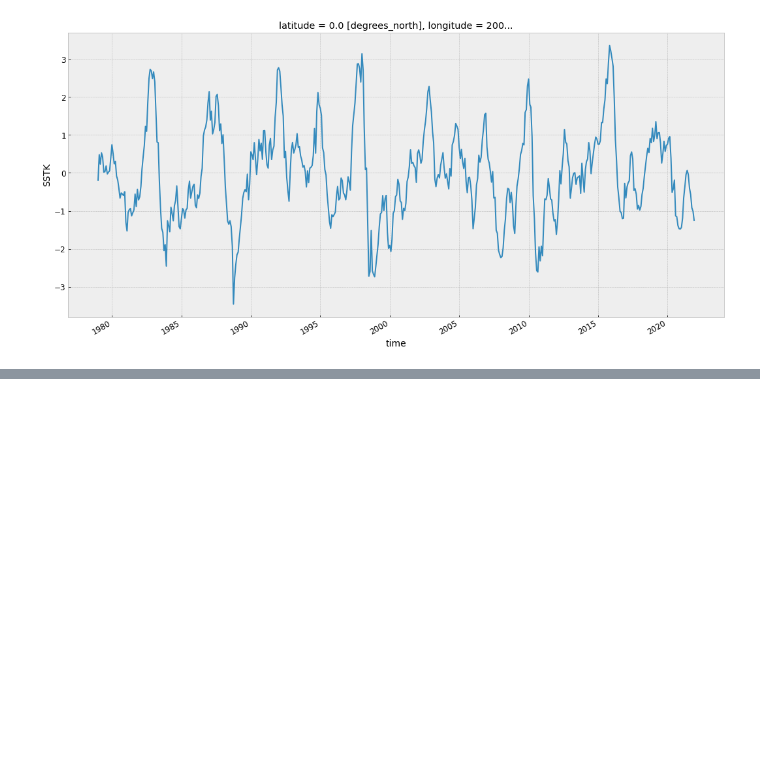
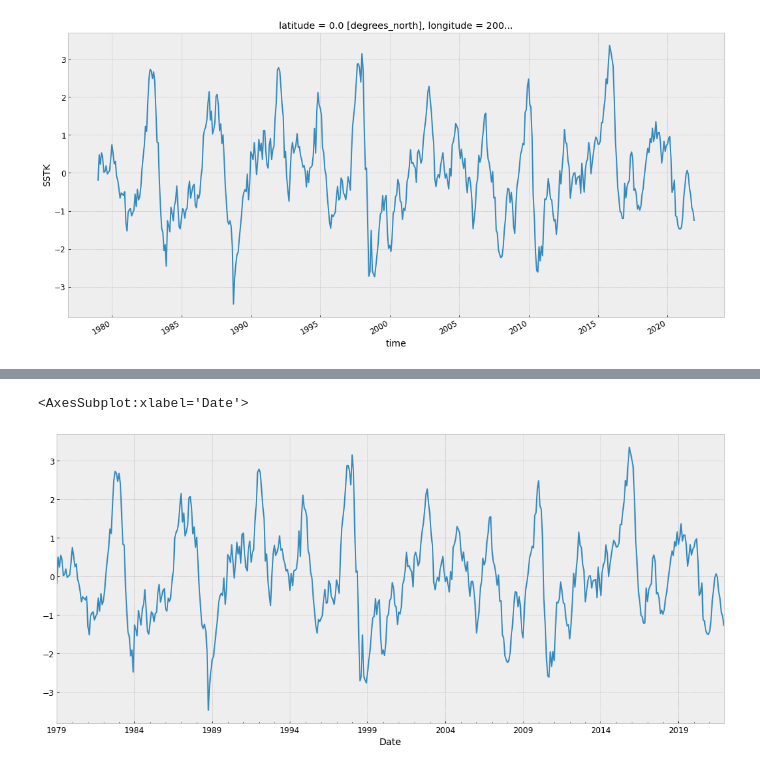
Before and after one commit to atmsillinois/time-series-and-eofs-EWolffWX, a Jupyter notebook: Homework4.ipynb, the cells around one changed output, grey strips where cells are left out. Saved outputs shown, nothing was run; the diff lists cells and outputs as text; code cells hidden in the pictures; blank space fills up the shorter version.

```diff
--- a/Homework4.ipynb
+++ b/Homework4.ipynb
@@ -350,0 +403,3 @@ data = deseason.sel(latitude=0, longitude=200)
+# %%
+deseason2 = df.SSTK - result.seasonal
+deseason2
@@ -350,0 +420,5 @@ data = deseason.sel(latitude=0, longitude=200)
+# %%
+deseason2.plot()
+# %% [output]
+<AxesSubplot:xlabel='Date'>
+[figure, added]
```
Also changed, not shown: parts of 14 cells of this notebook, 1 other file.
